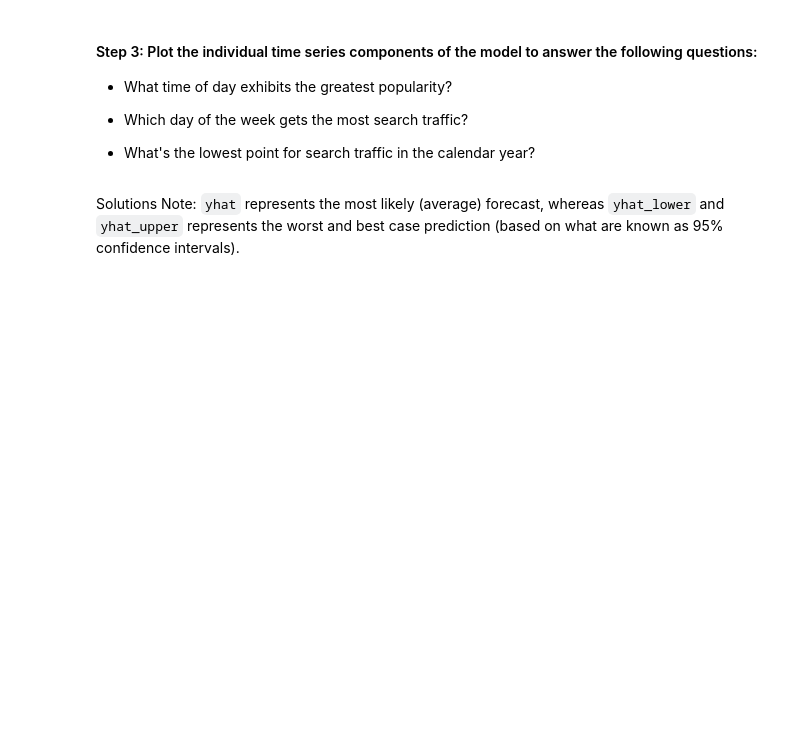
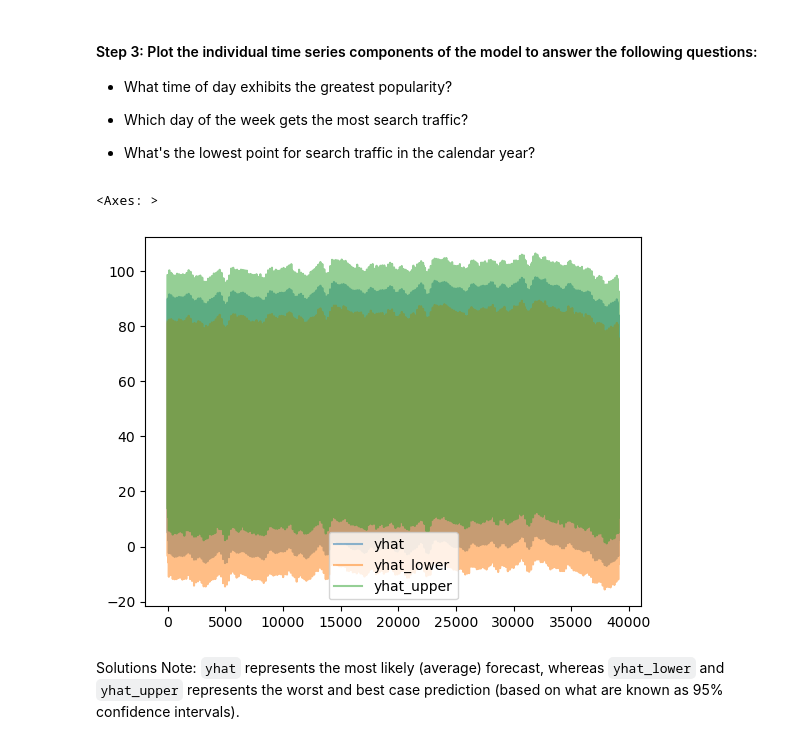
Before and after one commit to awm66/prophet-challenge, a Jupyter notebook: forecasting_net_prophet.ipynb, the cells around one changed output. Drawn from its saved outputs; the diff is of its cells as text; code cells hidden in the pictures; blank space fills up the shorter version.

```diff
--- a/forecasting_net_prophet.ipynb
+++ b/forecasting_net_prophet.ipynb
@@ -622,9 +679,15 @@ Now, you need to produce a time series model that analyzes and forecasts pattern
 * What's the lowest point for search traffic in the calendar year?
 # %%
 # Set the index in the forecast_mercado_trends DataFrame to the ds datetime column
-
-
-# View the only the yhat,yhat_lower and yhat_upper columns from the DataFrame
+mercado_forecast = mercado_forecast.set_index('ds')
+# %%
+# View only the yhat,yhat_lower and yhat_upper columns from the DataFrame
+mercado_forecast[['yhat', 'yhat_lower', 'yhat_upper']].plot(
+    alpha = .5
+)
+# %% [output]
+<Axes: >
+[figure, added]
 # %% [markdown]
 Solutions Note: `yhat` represents the most likely (average) forecast, whereas `yhat_lower` and `yhat_upper` represents the worst and best case prediction (based on what are known as 95% confidence intervals).
 # %%
```
Also changed, not shown: parts of 22 cells of this notebook.
